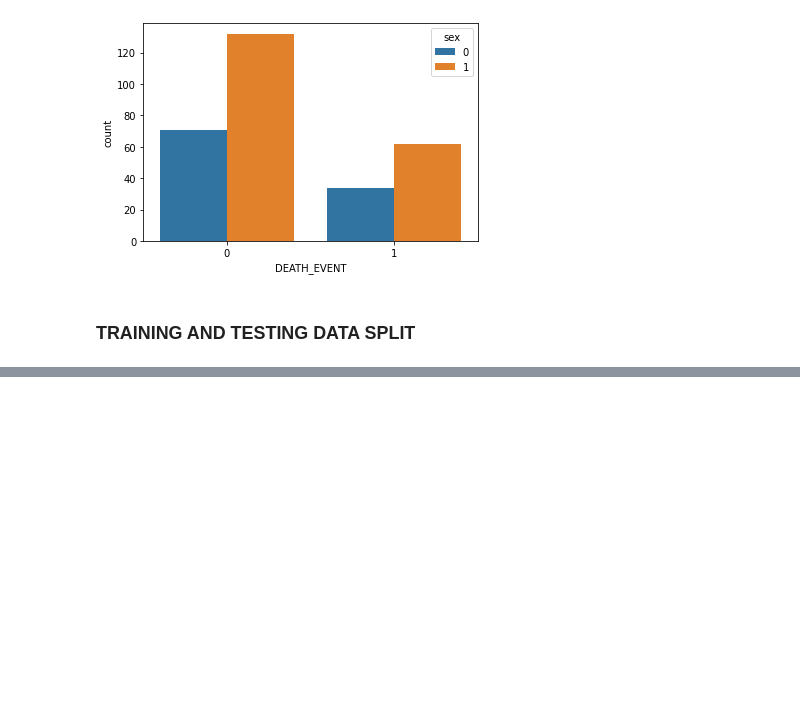
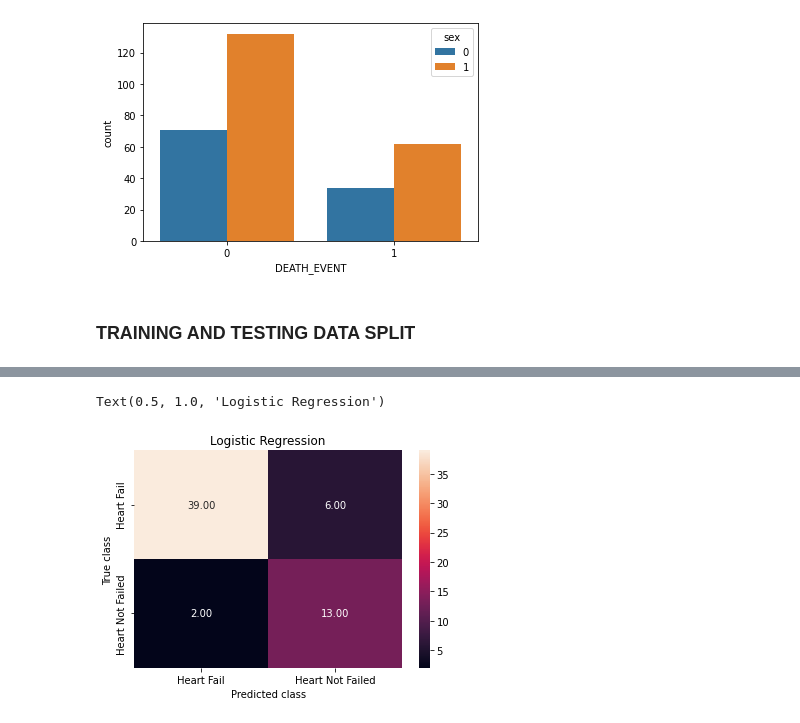
Before and after one commit to Harsh-COE/ML, a Jupyter notebook: ML_Heart_Clinical_Model.ipynb, the cells around one changed output, grey strips where cells are left out. Cells and saved outputs as stored; diff of their text form; code cells hidden in the pictures; blank space fills up the shorter version.

```diff
--- a/ML_Heart_Clinical_Model.ipynb
+++ b/ML_Heart_Clinical_Model.ipynb
@@ -192,5 +69,7 @@ Rows in test set: 60
 # %%
-X = df1.drop(columns='DEATH_EVENT', axis=1)
+# X = df1.drop(columns='DEATH_EVENT', axis=1)
+# Y = df1['DEATH_EVENT']
+X = df1[['age','ejection_fraction','serum_creatinine','serum_sodium','time','creatinine_phosphokinase','anaemia','high_blood_pressure']]
 Y = df1['DEATH_EVENT']
 # %%
 print(X)
@@ -348,4 +96,0 @@ Accuracy on Training data :  0.6
-# %%
-from sklearn.naive_bayes import GaussianNB
-nb = GaussianNB()
-nb.fit(X_train, Y_train)
@@ -357,0 +107,5 @@ Naive Bayes score:  0.8
+# %%
+model = LogisticRegression(max_iter=1000)
+model.fit(X_train, Y_train)
+X_train_prediction = model.predict(X_train)
+training_data_accuracy = accuracy_score(X_train_prediction, Y_train)
@@ -357,0 +138,13 @@ Naive Bayes score:  0.8
+# %%
+X_test_prediction = model.predict(X_test)
+log_reg_y_pred = model.predict(X_test)
+log_reg_cm = metrics.confusion_matrix(log_reg_y_pred, Y_test)
+sns.heatmap(log_reg_cm, annot=True, fmt='.2f',
+xticklabels = ["Heart Fail","Heart Not Failed"] ,
+yticklabels = ["Heart Fail","Heart Not Failed"] )
+plt.ylabel('True class')
+plt.xlabel('Predicted class')
+plt.title('Logistic Regression')
+# %% [output]
+Text(0.5, 1.0, 'Logistic Regression')
+[figure, added]
```
Also changed, not shown: parts of 116 cells of this notebook.
